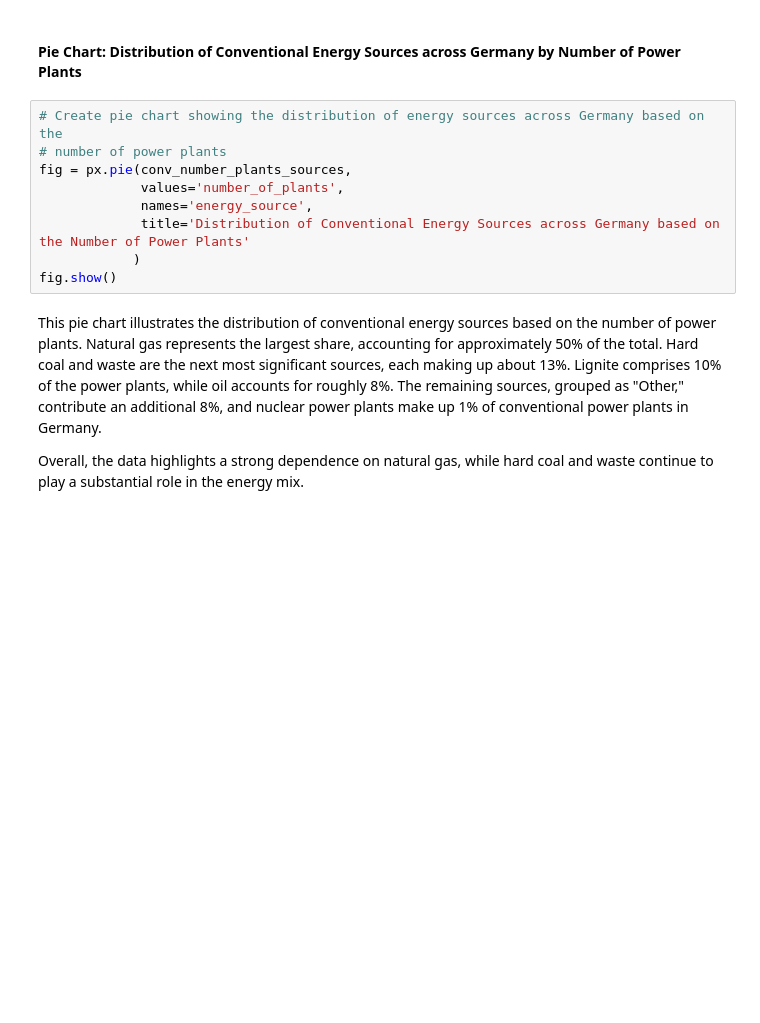
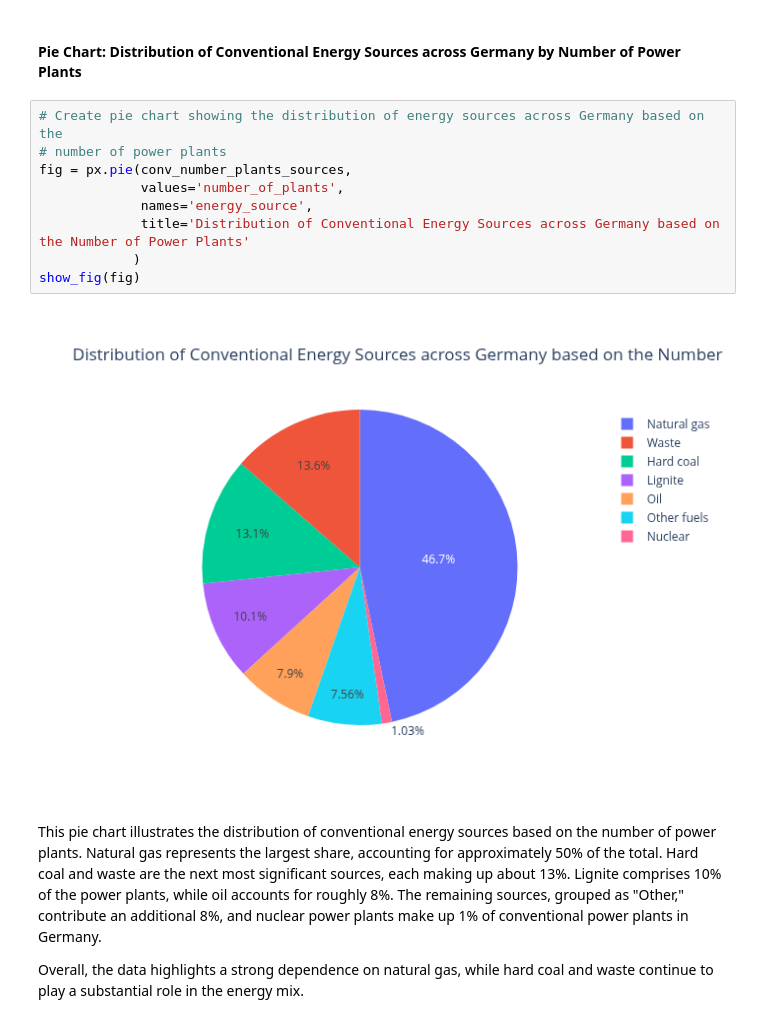
Before and after one commit to lilalaser/Work_in_Progress-Python_EDA_German_Power_Plants, a Jupyter notebook: Notebook_EDA_German_Power_Plants.ipynb, the cells around one changed output. Saved outputs shown, nothing was run; the diff lists cells and outputs as text; blank space fills up the shorter version.

```diff
--- a/Notebook_EDA_German_Power_Plants.ipynb
+++ b/Notebook_EDA_German_Power_Plants.ipynb
@@ -762,12 +767,14 @@ Natural gas dominates most states (large blue sections), while lignite and hard
 # %%
 # Create pie chart showing the distribution of energy sources across Germany based on the
 # number of power plants
 fig = px.pie(conv_number_plants_sources,
              values='number_of_plants',
              names='energy_source',
              title='Distribution of Conventional Energy Sources across Germany based on the Number of Power Plants'
             )
-fig.show()
+show_fig(fig)
+# %% [output]
+[figure, added]
 # %% [markdown]
 This pie chart illustrates the distribution of conventional energy sources based on the number of power plants. Natural gas represents the largest share, accounting for approximately 50% of the total. Hard coal and waste are the next most significant sources, each making up about 13%. Lignite comprises 10% of the power plants, while oil accounts for roughly 8%. The remaining sources, grouped as "Other," contribute an additional 8%, and nuclear power plants make up 1% of conventional power plants in Germany.
 
```
Also changed, not shown: parts of 53 cells of this notebook.
